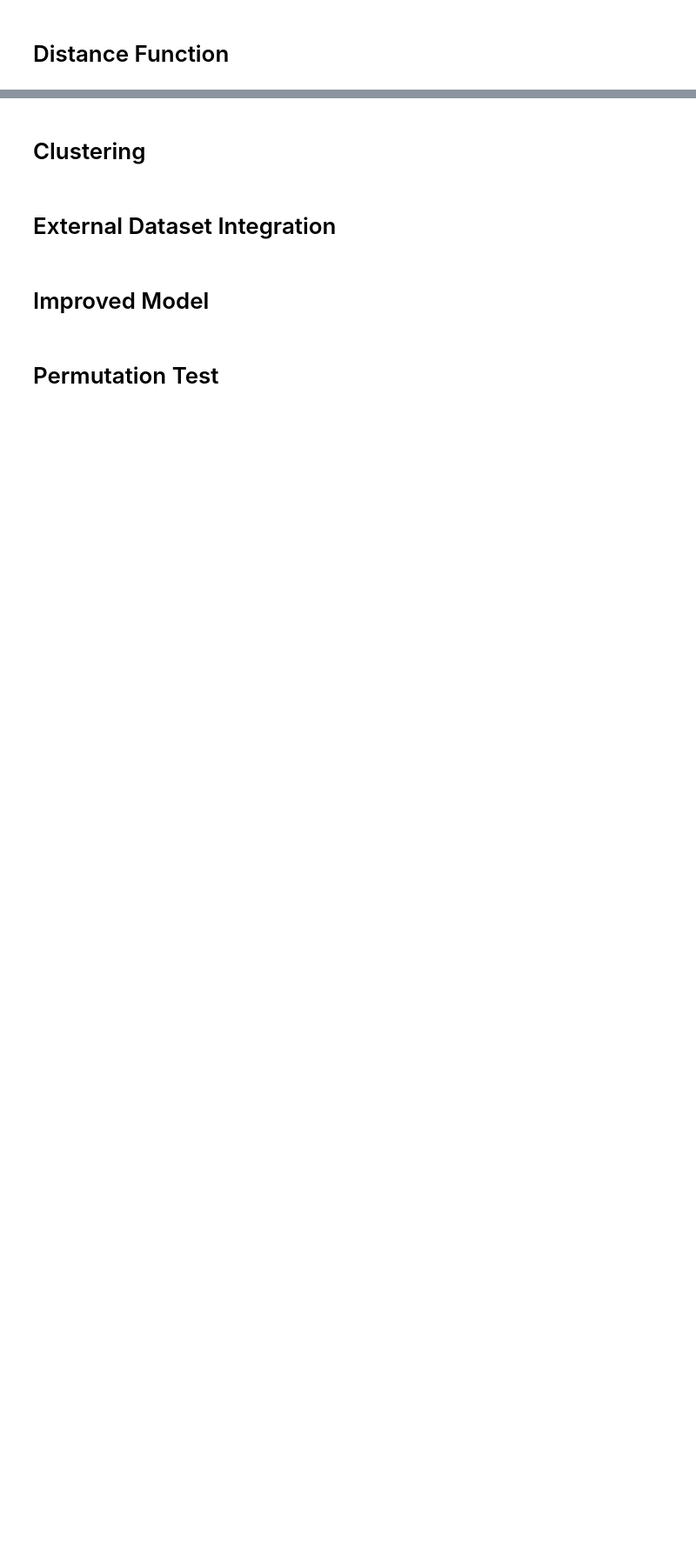
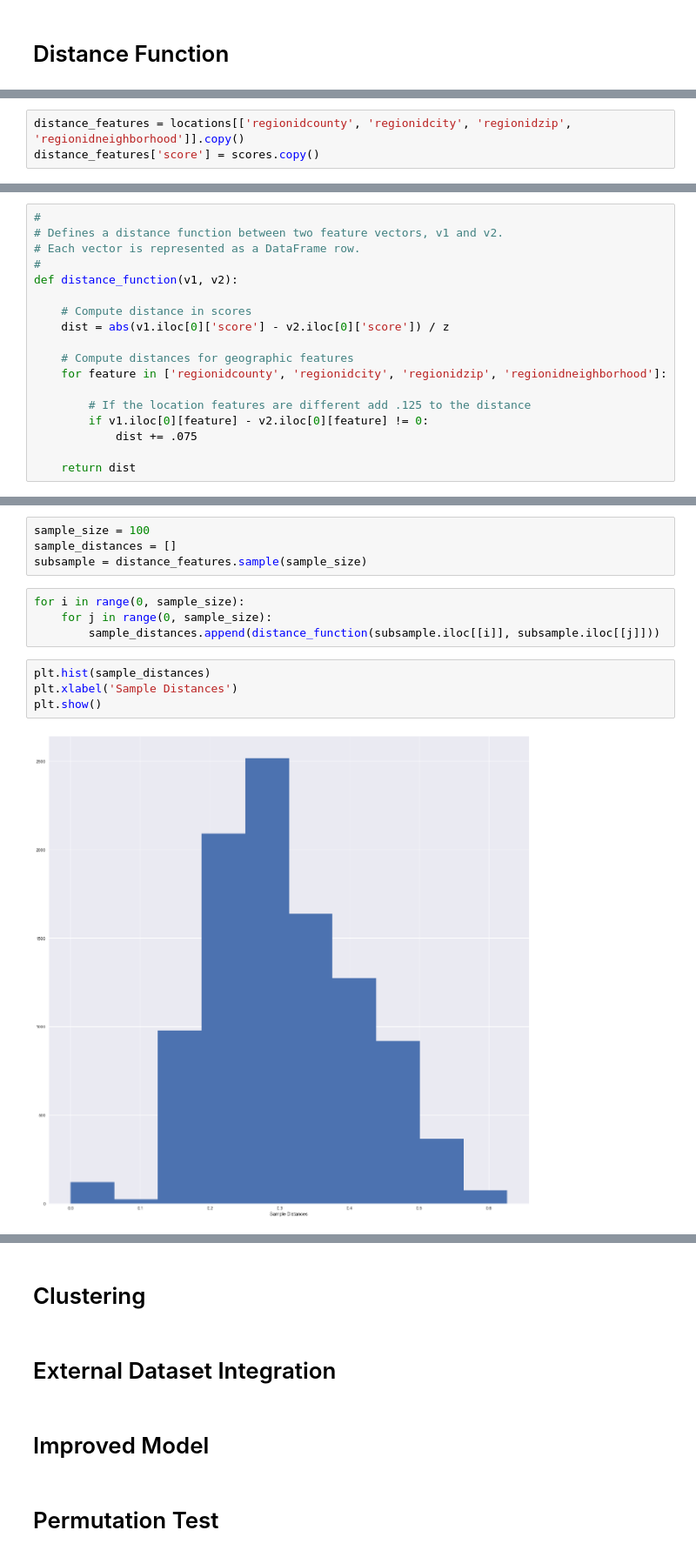
Before and after one commit to moduIo/Data-Science, a Jupyter notebook: HW3/HW3.ipynb, the cells around one changed output, grey strips where cells are left out. Shown: that part at 87% size. Saved outputs shown, nothing was run; the diff lists cells and outputs as text; blank space fills up the shorter version.

Commit message:
Add distance function

```diff
--- a/HW3/HW3.ipynb
+++ b/HW3/HW3.ipynb
@@ -270,0 +351,3 @@ Although there is certainly room for improvement, our simple scoring function ha
+# %%
+distance_features = locations[['regionidcounty', 'regionidcity', 'regionidzip', 'regionidneighborhood']].copy()
+distance_features['score'] = scores.copy()
@@ -270,0 +358,18 @@ Although there is certainly room for improvement, our simple scoring function ha
+# %%
+#
+# Defines a distance function between two feature vectors, v1 and v2.
+# Each vector is represented as a DataFrame row.
+#
+def distance_function(v1, v2):
+
+    # Compute distance in scores
+    dist = abs(v1.iloc[0]['score'] - v2.iloc[0]['score']) / z
+
+    # Compute distances for geographic features
+    for feature in ['regionidcounty', 'regionidcity', 'regionidzip', 'regionidneighborhood']:
+
+        # If the location features are different add .125 to the distance
+        if v1.iloc[0][feature] - v2.iloc[0][feature] != 0:
+            dist += .075
+
+    return dist
@@ -270,0 +384,14 @@ Although there is certainly room for improvement, our simple scoring function ha
+# %%
+sample_size = 100
+sample_distances = []
+subsample = distance_features.sample(sample_size)
+# %%
+for i in range(0, sample_size):
+    for j in range(0, sample_size):
+        sample_distances.append(distance_function(subsample.iloc[[i]], subsample.iloc[[j]]))
+# %%
+plt.hist(sample_distances)
+plt.xlabel('Sample Distances')
+plt.show()
+# %% [output]
+[figure, added]
```
Also changed, not shown: parts of 28 cells of this notebook.
